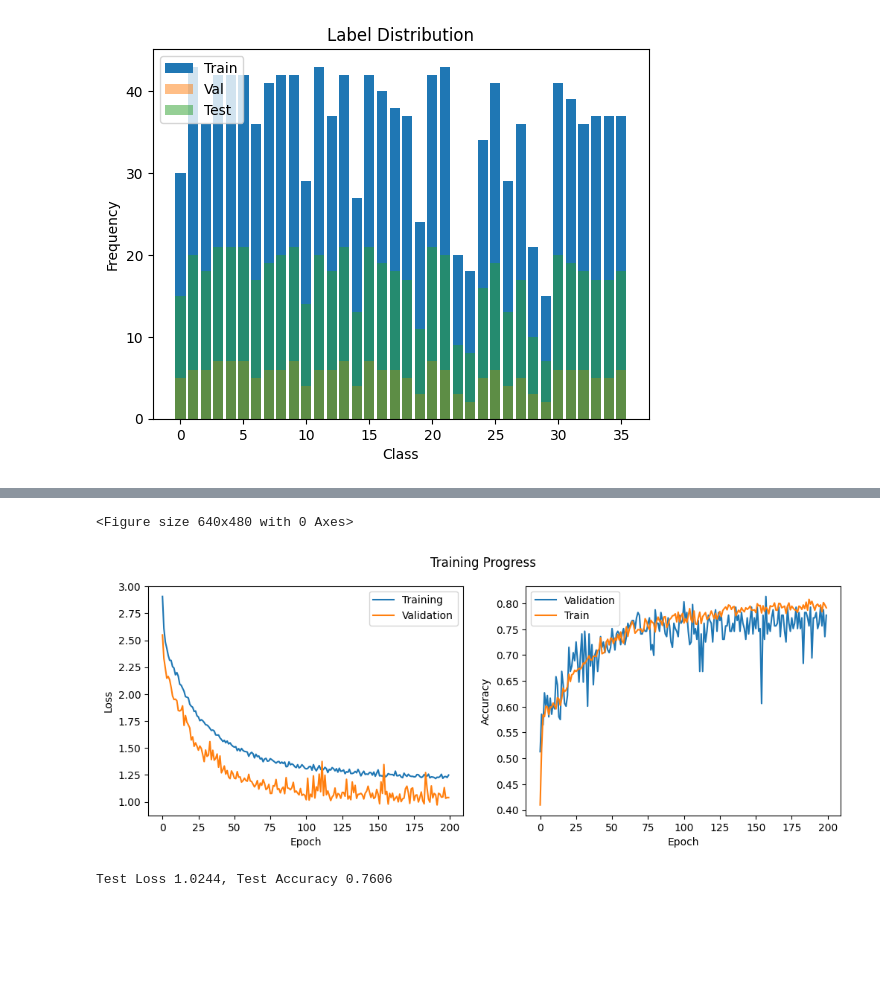
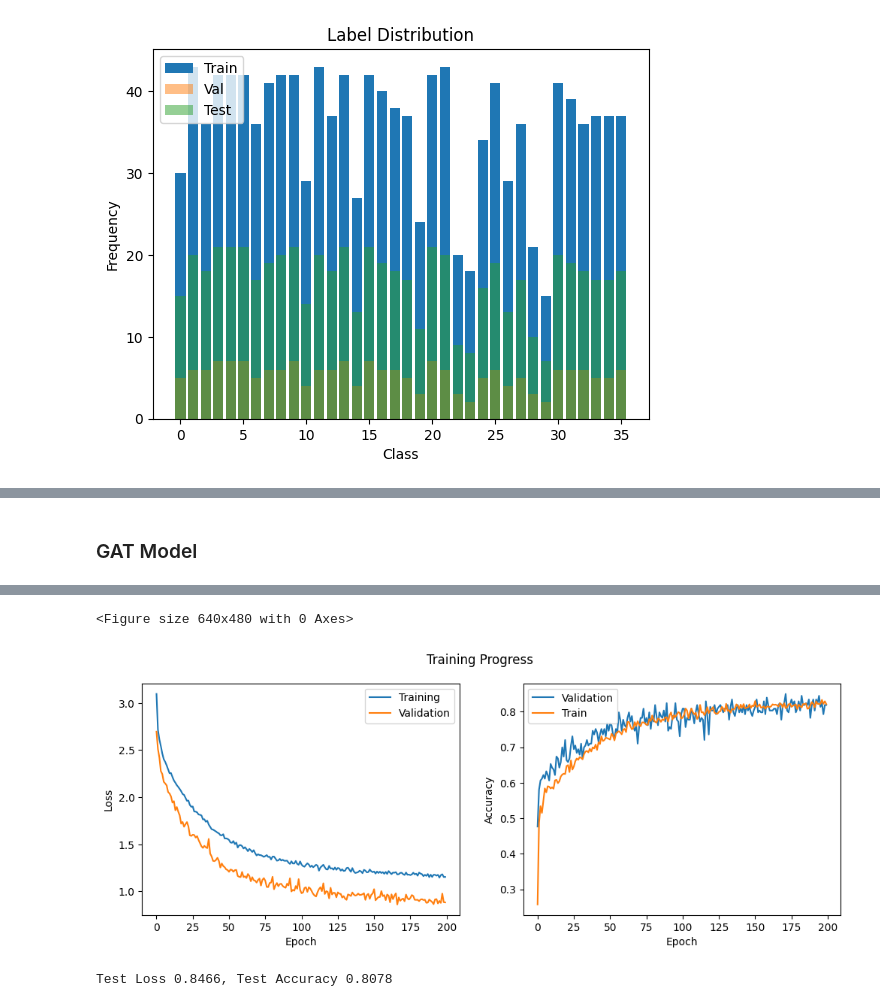
Before and after one commit to RenzoTsai/PoseGNN, a Jupyter notebook: main.ipynb, the cells around one changed output, grey strips where cells are left out. Saved outputs shown, nothing was run; the diff lists cells and outputs as text; code cells hidden in the pictures; blank space fills up the shorter version.

Commit message:
Update models & train

```diff
--- a/main.ipynb
+++ b/main.ipynb
@@ -1,13 +3,17 @@
 # %%
+import torch
+import torch.nn as nn
 from torch.optim import Adam
 from torch.nn import CrossEntropyLoss
+import torch.nn.functional as F
 
-from gnn.models import GINModel
+import dgl
+dgl.load_backend('pytorch')
+
+from dgl.nn.pytorch import SumPooling, MaxPooling, AvgPooling
+from dgl.nn.pytorch.conv import GINConv, GATConv
 
 from gnn.dgldataset import HandGestureGraphDataset
 from gnn.dataloader import HandGestureDataLoader
-import torch
-import torch.nn as nn
-import torch.nn.functional as F
 
 %matplotlib inline
@@ -220,8 +437,6 @@ Test Loss 0.6102, Test Accuracy 0.8583
+# %% [markdown]
+### GAT Model
 # %%
-import dgl
-import torch
-from dgl.nn.pytorch import GATConv
-
 class GATModel(nn.Module):
     def __init__(self, in_feats, hidden_feats, out_feats, num_heads, n_layers):
         super(GATModel, self).__init__()
@@ -233,7 +448,7 @@ class GATModel(nn.Module):
         self.bn_layers.append(nn.BatchNorm1d(hidden_feats * num_heads))
 
         for i in range(1, n_layers - 1):
-            self.conv_layers.append(GATConv(hidden_feats * num_heads, hidden_feats, num_heads=num_heads))
+            self.conv_layers.append(GATConv(hidden_feats * num_heads, hidden_feats, num_heads=num_heads, residual=True))
             self.bn_layers.append(nn.BatchNorm1d(hidden_feats * num_heads))
 
         self.conv_layers.append(GATConv(hidden_feats * num_heads, out_feats, num_heads=6))
@@ -256,10 +471,11 @@ class GATModel(nn.Module):
             return hg
 
 
+gat = GATModel(in_feats= num_node_feature_dim, hidden_feats=16, out_feats=num_classes, num_heads=3, n_layers=4)
 
-gat = GATModel(in_feats= num_node_feature_dim, hidden_feats=32, out_feats=num_classes, num_heads=3, n_layers=4)
 print(gat)
-print(count_parameters(gat))
+
+print("parameters: ", count_parameters(gat))
 # Train the model
 gat_trained_model = train(gat, train_loader, val_loader, lr=0.001, epochs=200)
 # Test the model
@@ -285,3 +501,3 @@ Epoch 199, Train Accuracy 0.7916, Train Loss 1.2489, Val Loss 1.0407, Val Accura
 <Figure size 640x480 with 0 Axes>
-[figure, old version]
+[figure, new version]
-Test Loss 1.0244, Test Accuracy 0.7606
+Test Loss 0.8466, Test Accuracy 0.8078
```
Also changed, not shown: parts of 13 cells of this notebook, 7 other files.
